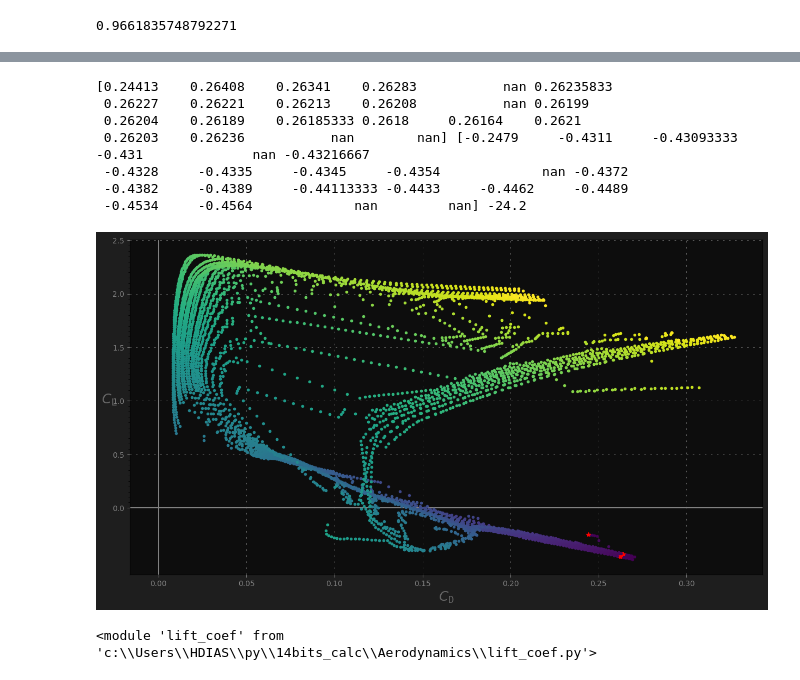
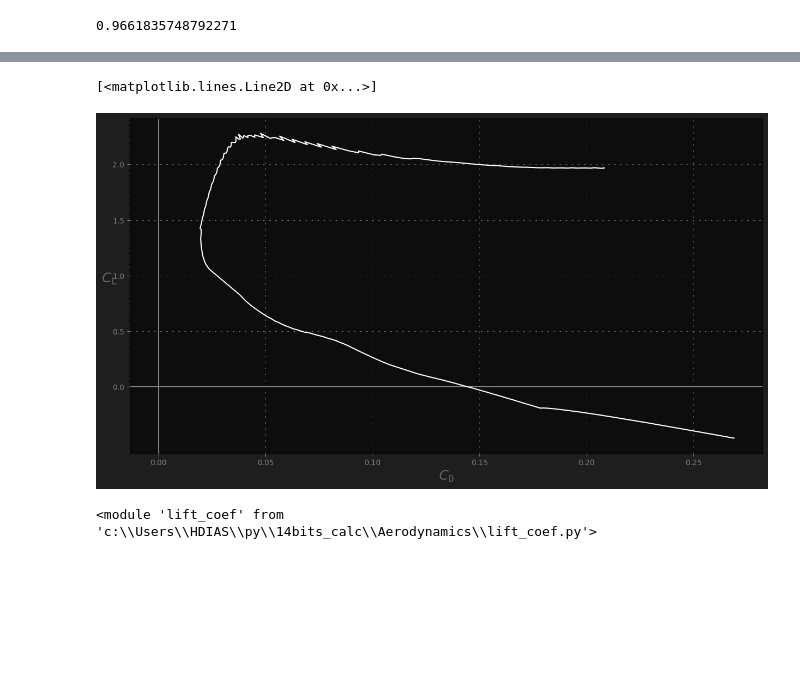
Before and after one commit to hg-heds/14bits_calc, a Jupyter notebook: Aerodynamics/lift_coef.ipynb, the cells around one changed output, grey strips where cells are left out. Drawn from its saved outputs; the diff is of its cells as text; code cells hidden in the pictures; blank space fills up the shorter version.

```diff
--- a/Aerodynamics/lift_coef.ipynb
+++ b/Aerodynamics/lift_coef.ipynb
@@ -139,36 +169,26 @@ for index,rey in enumerate(reynolds):
 # %%
 ## plot
 current_cm = colormap['Dark']
 fig = plt.figure(figsize=(15,8))
 fig.set_facecolor(current_cm['fig_facecolor'])
 ax = fig.add_subplot(1,1,1)
 ax.set_ylabel("$C_{\\mathtt{L}}$",rotation=0,color=current_cm['label_color'],fontsize=18)
 ax.set_xlabel("$C_{\\mathtt{D}}$",color=current_cm['label_color'],fontsize=18)
 ax.axvline(color=current_cm['axes_lines'])
 ax.axhline(color=current_cm['axes_lines'])
 ax.grid(which='major',linewidth=0.4,linestyle=(0, (5,15)))
 ax.set_yticks(np.arange(0,3,0.05),minor=True)
 ax.set_yticks(np.arange(0,3,0.5))
 ax.set_xticks(np.arange(0,3,0.05),minor=True)
 ax.set_xticks(np.arange(0,3,0.05))
 ax.tick_params(axis='x', colors=current_cm['tick_color'])
 ax.tick_params(axis='y', colors=current_cm['tick_color'])
 ax.set_facecolor(current_cm['ax_facecolor'])
 max_ef = np.argmax(cl/cd)
-for i,_ in enumerate(cd):
-    if i == max_ef:
-        ax.plot(cd[i],cl[i],'*',color='red')
-        print(cd[max_ef],cl[max_ef],alpha[max_ef])
-    else: ax.plot(cd[i],cl[i],'.',color=cmap.viridis(i/len(cd)))
+ax.plot(cd[:,12],cl[:,12],'w')
 # %% [output]
-[0.24413    0.26408    0.26341    0.26283           nan 0.26235833
- 0.26227    0.26221    0.26213    0.26208           nan 0.26199
- 0.26204    0.26189    0.26185333 0.2618     0.26164    0.2621
- 0.26203    0.26236           nan        nan] [-0.2479     -0.4311     -0.43093333 -0.431              nan -0.43216667
- -0.4328     -0.4335     -0.4345     -0.4354             nan -0.4372
- -0.4382     -0.4389     -0.44113333 -0.4433     -0.4462     -0.4489
- -0.4534     -0.4564             nan         nan] -24.2
+[<matplotlib.lines.Line2D at 0x...>]
-[figure, old version]
+[figure, new version]
 # %%
 import importlib
 # %%
```
Also changed, not shown: parts of 10 cells of this notebook, 52 other files.
